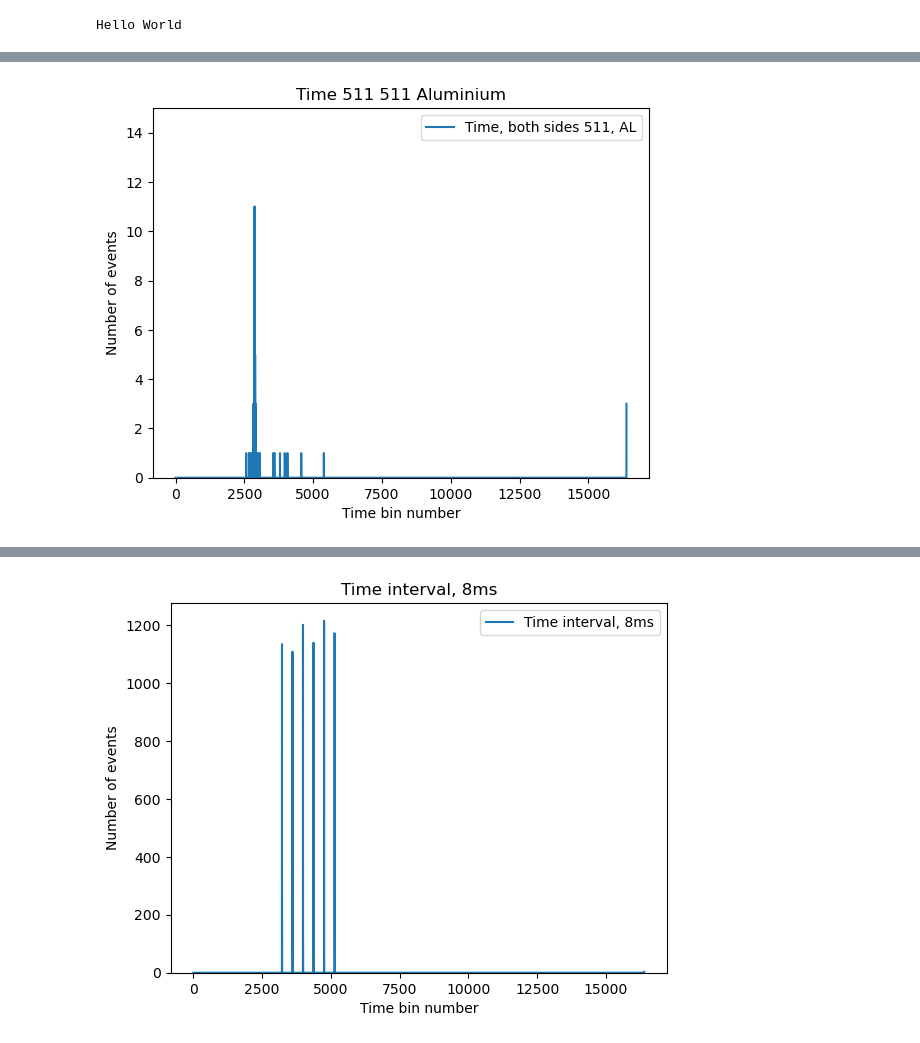
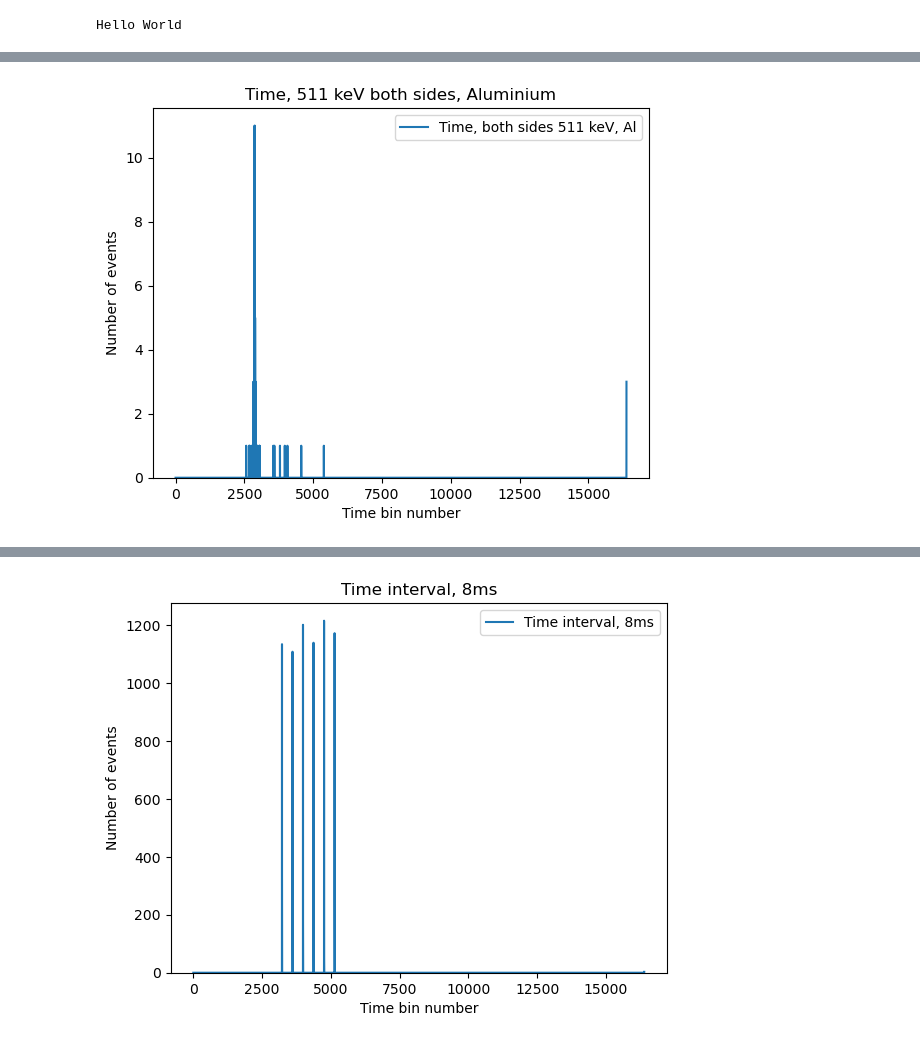
Before and after one commit to Royeth-Boss/KT-1-Lab-Positronium, a Jupyter notebook: Fits_and_plots.ipynb, the cells around one changed output, grey strips where cells are left out. Drawn from its saved outputs; the diff is of its cells as text; code cells hidden in the pictures.

```diff
--- a/Fits_and_plots.ipynb
+++ b/Fits_and_plots.ipynb
@@ -35,22 +35,17 @@ def cleanup_spe_file(input_data):
 
 #
 
-filepath = "Monday_Energy_left_1275_gate.Spe"
-
-raw_data_lines = read_spe_integers(filepath)
-clean_data = cleanup_spe_file(raw_data_lines)
-data_energy_left_1275_gate_al = clean_data
 
 filepath = "Monday_Energy_left_nogate.Spe"
 
 raw_data_lines = read_spe_integers(filepath)
 clean_data = cleanup_spe_file(raw_data_lines)
-data_energy_left_1275_nogate_al = clean_data
+data_energy_left_nogate_al = clean_data
 
 # Create histogram
-plt.plot(data_energy_left_1275_nogate_al, label="Energy, 1275, no gate, Al")
+plt.plot(data_energy_left_nogate_al, label="Energy, left, no gate, Al")
 
-plt.title("Energy 1275 no gate, Al")
+plt.title("Energy, left , no gate, Al")
 plt.xlabel("Energy bin number")
 plt.ylabel("Number of events")
 
@@ -63,15 +58,21 @@ plt.close()
 
 #
 
+filepath = "Monday_Energy_left_1275_gate.Spe"
+
+raw_data_lines = read_spe_integers(filepath)
+clean_data = cleanup_spe_file(raw_data_lines)
+data_energy_1275_gate_al = clean_data
+
 # Create histogram
-plt.plot(data_energy_left_1275_gate_al, label="Energy, 1275, gate, Al")
+plt.plot(data_energy_1275_gate_al, label="Energy, 1275 keV, gate, Al")
 
-plt.title("Energy 1275 with gate, Al")
+plt.title("Energy, 1275 keV, with gate, Al")
 plt.xlabel("Energy bin number")
 plt.ylabel("Number of events")
 
 plt.legend()
-plt.ylim(0,)
+# plt.ylim(0,)
 
 plt.show()
 
@@ -83,12 +84,12 @@ filepath = "Thursday_Energy_left_1275_nogate_POM.Spe"
 
 raw_data_lines = read_spe_integers(filepath)
 clean_data = cleanup_spe_file(raw_data_lines)
-data_energy_1275_nogate_pom = clean_data
+data_energy_left_nogate_pom = clean_data
 
 # Create histogram
-plt.plot(data_energy_1275_nogate_pom, label="Energy, 1275, no gate, POM")
+plt.plot(data_energy_left_nogate_pom, label="Energy, left, no gate, POM")
 
-plt.title("Energy 1275 no gate, POM")
+plt.title("Energy, left , no gate, POM")
 plt.xlabel("Energy bin number")
 plt.ylabel("Number of events")
 
@@ -108,14 +109,14 @@ clean_data = cleanup_spe_file(raw_data_lines)
 data_energy_1275_gate_pom = clean_data
 
 # Create histogram
-plt.plot(data_energy_1275_gate_pom, label="Energy, 1275, gate, POM")
+plt.plot(data_energy_1275_gate_pom, label="Energy, 1275 keV, gate, POM")
 
-plt.title("Energy 1275 with gate, POM")
+plt.title("Energy, 1275 keV, with gate, POM")
 plt.xlabel("Energy bin number")
 plt.ylabel("Number of events")
 
 plt.legend()
-plt.ylim(0,)
+# plt.ylim(0,)
 
 plt.show()
 
@@ -127,12 +128,12 @@ filepath = "Monday_Energy_right_nogate.Spe"
 
 raw_data_lines = read_spe_integers(filepath)
 clean_data = cleanup_spe_file(raw_data_lines)
-data_energy_right_511_nogate_al = clean_data
+data_energy_right_nogate_al = clean_data
 
 # Create histogram
-plt.plot(data_energy_right_511_nogate_al, label="Energy, 511, no gate, Al")
+plt.plot(data_energy_right_nogate_al, label="Energy, right, no gate, Al")
 
-plt.title("Energy 511 no gate, Al")
+plt.title("Energy, right, no gate, Al")
 plt.xlabel("Energy bin number")
 plt.ylabel("Number of events")
 
@@ -149,17 +150,17 @@ filepath = "Monday_Energy_right_511_gate.Spe"
 
 raw_data_lines = read_spe_integers(filepath)
 clean_data = cleanup_spe_file(raw_data_lines)
-data_energy_right_511_gate_al = clean_data
+data_energy_511_gate_al = clean_data
 
 # Create histogram
-plt.plot(data_energy_right_511_gate_al, label="Energy, 511, gate, Al")
+plt.plot(data_energy_511_gate_al, label="Energy, 511 keV, gate, Al")
 
-plt.title("Energy 511 with gate, Al")
+plt.title("Energy, 511 keV, with gate, Al")
 plt.xlabel("Energy bin number")
 plt.ylabel("Number of events")
 
 plt.legend()
-plt.ylim(0,)
+# plt.ylim(0,)
 
 plt.show()
 
@@ -171,12 +172,12 @@ filepath = "Thursday_Energy_right_511_nogate_POM.Spe"
 
 raw_data_lines = read_spe_integers(filepath)
 clean_data = cleanup_spe_file(raw_data_lines)
-data_energy_511_nogate_pom = clean_data
+data_energy_right_nogate_pom = clean_data
 
 # Create histogram
-plt.plot(data_energy_511_nogate_pom, label="Energy, 511, no gate, POM")
+plt.plot(data_energy_right_nogate_pom, label="Energy, right, no gate, POM")
 
-plt.title("Energy 511 no gate, POM")
+plt.title("Energy, right, no gate, POM")
 plt.xlabel("Energy bin number")
 plt.ylabel("Number of events")
 
@@ -196,14 +197,14 @@ clean_data = cleanup_spe_file(raw_data_lines)
 data_energy_511_gate_pom = clean_data
 
 # Create histogram
-plt.plot(data_energy_511_gate_pom, label="Energy, 511, gate, POM")
+plt.plot(data_energy_511_gate_pom, label="Energy, 511 keV, gate, POM")
 
-plt.title("Energy 511 gate, POM")
+plt.title("Energy, 511 keV, with gate, POM")
 plt.xlabel("Energy bin number")
 plt.ylabel("Number of events")
 
 plt.legend()
-plt.ylim(0,)
+# plt.ylim(0,)
 
 plt.show()
 
@@ -218,14 +219,14 @@ clean_data = cleanup_spe_file(raw_data_lines)
 data_time_both_511_gate_al = clean_data
 
 # Create histogram
-plt.plot(data_time_both_511_gate_al, label="Time, both sides 511, AL")
+plt.plot(data_time_both_511_gate_al, label="Time, both sides 511 keV, Al")
 
-plt.title("Time 511 511 Aluminium")
+plt.title("Time, 511 keV both sides, Aluminium")
 plt.xlabel("Time bin number")
 plt.ylabel("Number of events")
 
 plt.legend()
-plt.ylim(0,15)
+# plt.ylim(0,)
 
 plt.show()
 
@@ -240,14 +241,14 @@ clean_data = cleanup_spe_file(raw_data_lines)
 data_time_1275_511_gate_al = clean_data
 
 # Create histogram
-plt.plot(data_time_1275_511_gate_al, label="Time, 1275 and 511, AL")
+plt.plot(data_time_1275_511_gate_al, label="Time, 1275 keV and 511 keV, Al")
 
-plt.title("Time 1275 511 Aluminium")
+plt.title("Time, 1275 keV and 511 keV, Aluminium")
 plt.xlabel("Time bin number")
 plt.ylabel("Number of events")
 
 plt.legend()
-plt.ylim(0,)
+# plt.ylim(0,)
 
 plt.show()
 
@@ -262,14 +263,14 @@ clean_data = cleanup_spe_file(raw_data_lines)
 data_time_1275_511_gate_pom = clean_data
 
 # Create histogram
-plt.plot(data_time_1275_511_gate_pom, label="Time, 1275 and 511, POM")
+plt.plot(data_time_1275_511_gate_pom, label="Time, 1275 keV and 511 keV, POM")
 
-plt.title("Time 1275 511 POM")
+plt.title("Time, 1275 keV and 511 keV, POM")
 plt.xlabel("Time bin number")
 plt.ylabel("Number of events")
 
 plt.legend()
-plt.ylim(0,)
+# plt.ylim(0,)
 
 plt.show()
 
@@ -291,7 +292,7 @@ plt.xlabel("Time bin number")
 plt.ylabel("Number of events")
 
 plt.legend()
-plt.ylim(0,)
+# plt.ylim(0,)
 
 plt.show()
 
@@ -310 +311 @@ plt.close()
-[figure, old version]
+[figure, new version]
```
Also changed, not shown: parts of 3 cells of this notebook.
